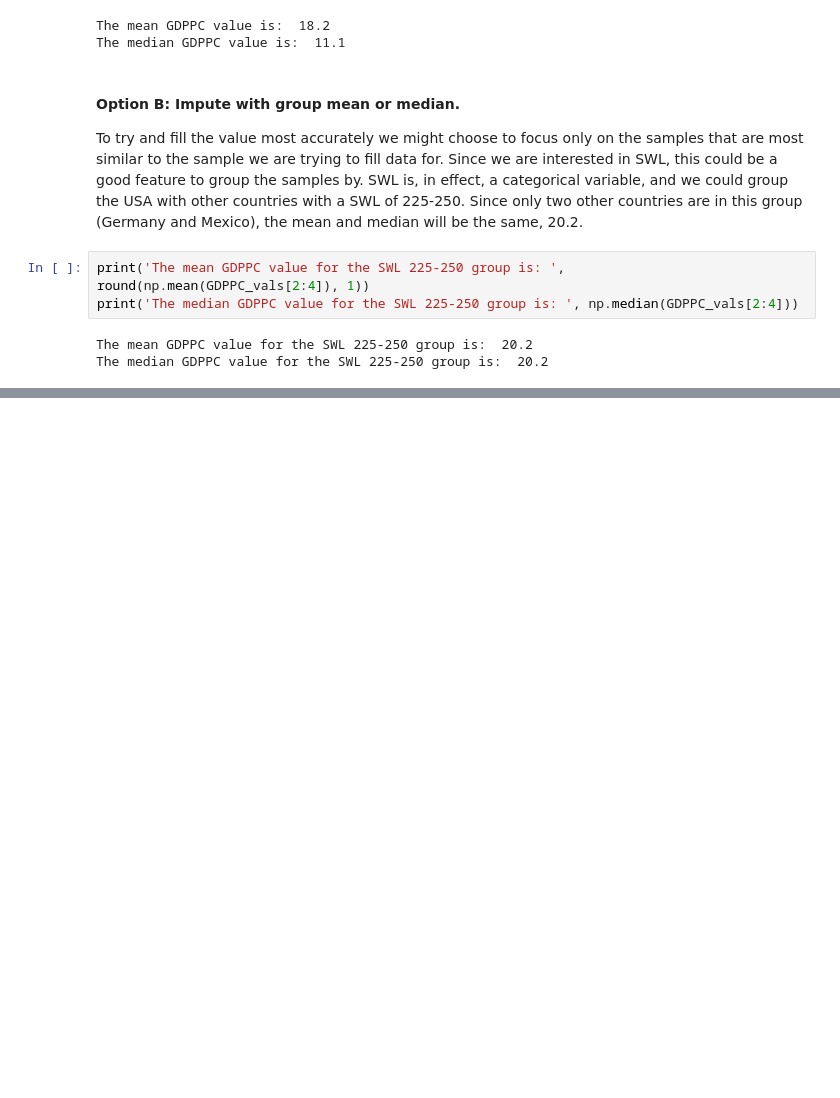
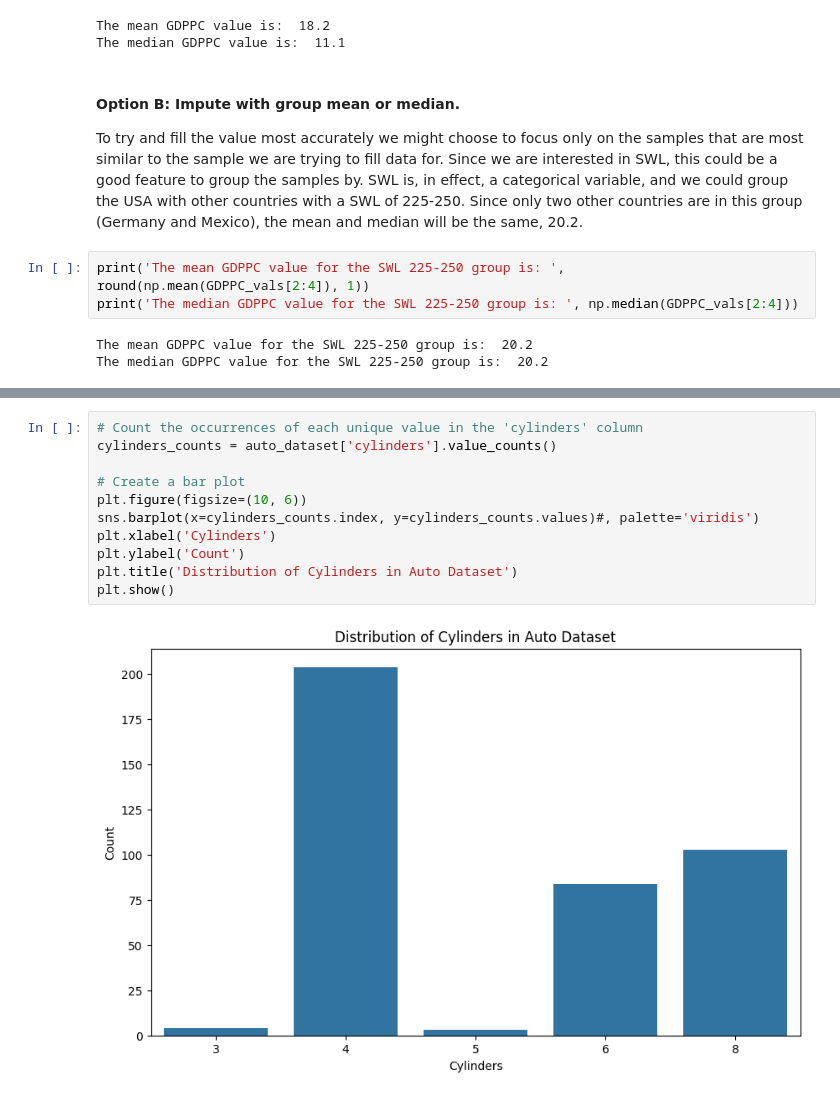
Before and after one commit to CateMerfeld/class_work, a Jupyter notebook: data_mining/cs548_hw2.ipynb, the cells around one changed output, grey strips where cells are left out. Drawn from its saved outputs; the diff is of its cells as text; blank space fills up the shorter version.

```diff
--- a/data_mining/cs548_hw2.ipynb
+++ b/data_mining/cs548_hw2.ipynb
@@ -144,0 +328,13 @@ again as you did above and report any changes you observe in the results
+# %%
+# Count the occurrences of each unique value in the 'cylinders' column
+cylinders_counts = auto_dataset['cylinders'].value_counts()
+
+# Create a bar plot
+plt.figure(figsize=(10, 6))
+sns.barplot(x=cylinders_counts.index, y=cylinders_counts.values)#, palette='viridis')
+plt.xlabel('Cylinders')
+plt.ylabel('Count')
+plt.title('Distribution of Cylinders in Auto Dataset')
+plt.show()
+# %% [output]
+[figure, added]
```
Also changed, not shown: parts of 52 cells of this notebook, 3 other files.
